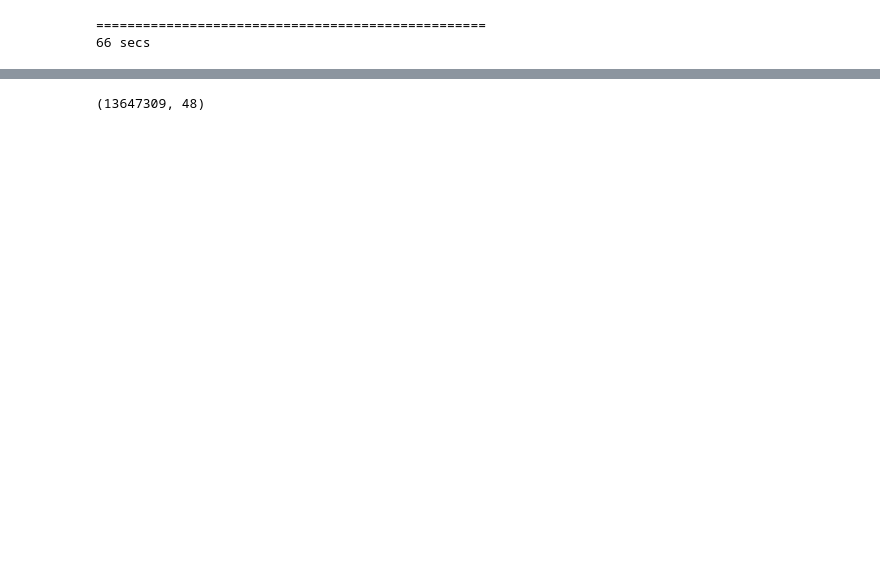
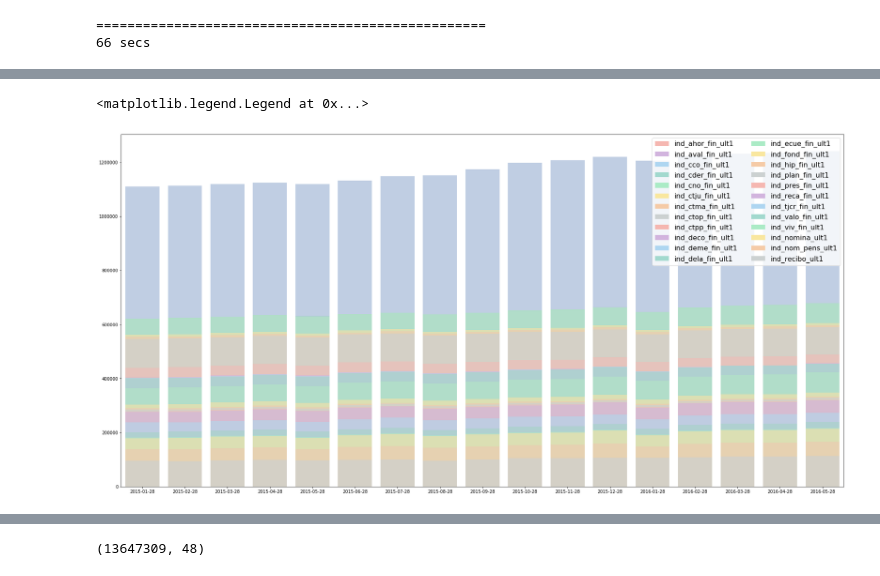
Before and after one commit to jsrimr/kaggle_santaner, a Jupyter notebook: kaggle_santander_product_recommendation/ipynb/01 Data.ipynb, the cells around one changed output, grey strips where cells are left out. Cells and saved outputs as stored; diff of their text form; code cells hidden in the pictures; blank space fills up the shorter version.

```diff
--- a/kaggle_santander_product_recommendation/ipynb/01 Data.ipynb
+++ b/kaggle_santander_product_recommendation/ipynb/01 Data.ipynb
@@ -177,0 +140,28 @@ freq              7960220
+# %%
+import numpy as np
+import pandas as pd
+
+# prepare for visualization
+
+months = np.unique(trn['fecha_dato']).tolist()
+label_cols = trn.columns[24:].tolist()
+
+label_over_time = []
+for i in range(len(label_cols)):
+    label_over_time.append(trn.groupby(['fecha_dato'])[label_cols[i]].agg('sum').tolist())
+
+label_sum_over_time = []
+for i in range(len(label_cols)):
+    label_sum_over_time.append(np.asarray(label_over_time[i:]).sum(axis=0))
+
+color_list = ['#F5B7B1','#D2B4DE','#AED6F1','#A2D9CE','#ABEBC6','#F9E79F','#F5CBA7','#CCD1D1']
+# %%
+# plot stacked barplot of month vs labels
+f, ax = plt.subplots(figsize=(30, 15))
+for i in range(len(label_cols)):
+    sns.barplot(x=months, y=label_sum_over_time[i], color = color_list[i%8], alpha=0.7)
+
+plt.legend([plt.Rectangle((0,0),1,1,fc=color_list[i%8], edgecolor = 'none') for i in range(len(label_cols))], label_cols, loc=1, ncol = 2, prop={'size':16})
+# %% [output]
+<matplotlib.legend.Legend at 0x...>
+[figure, added]
```
Also changed, not shown: parts of 24 cells of this notebook.
